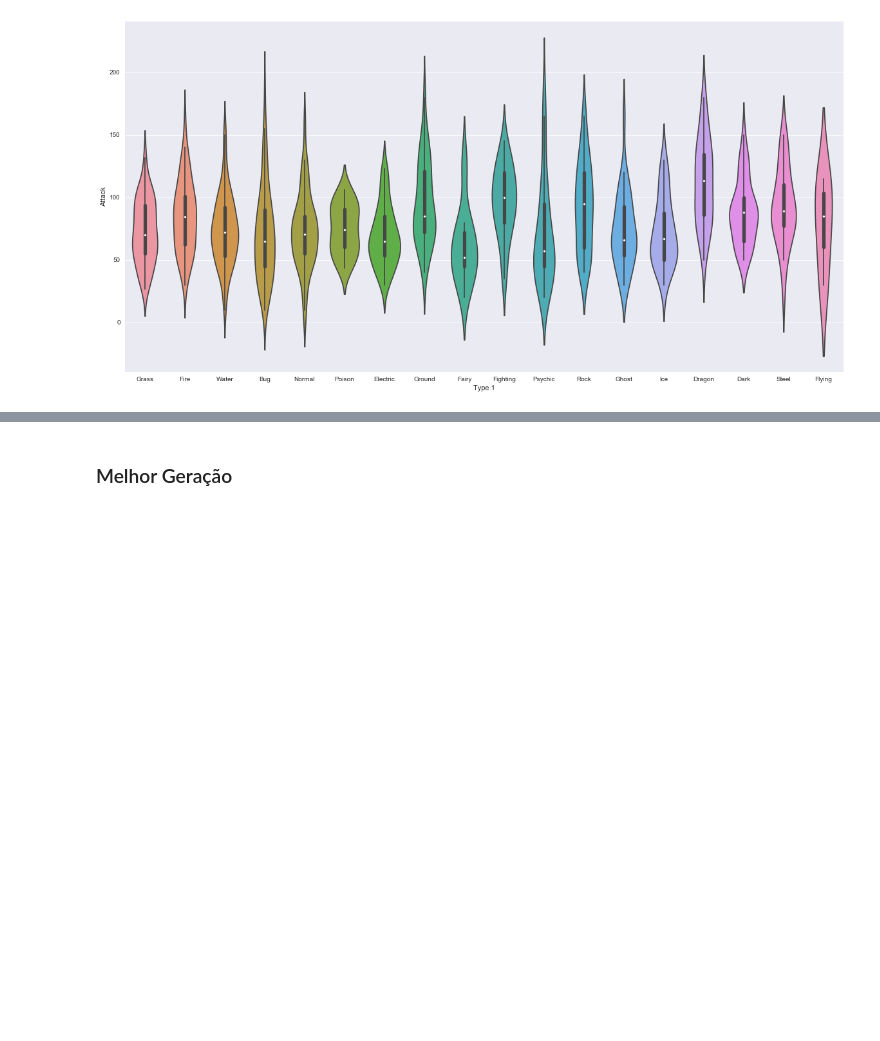
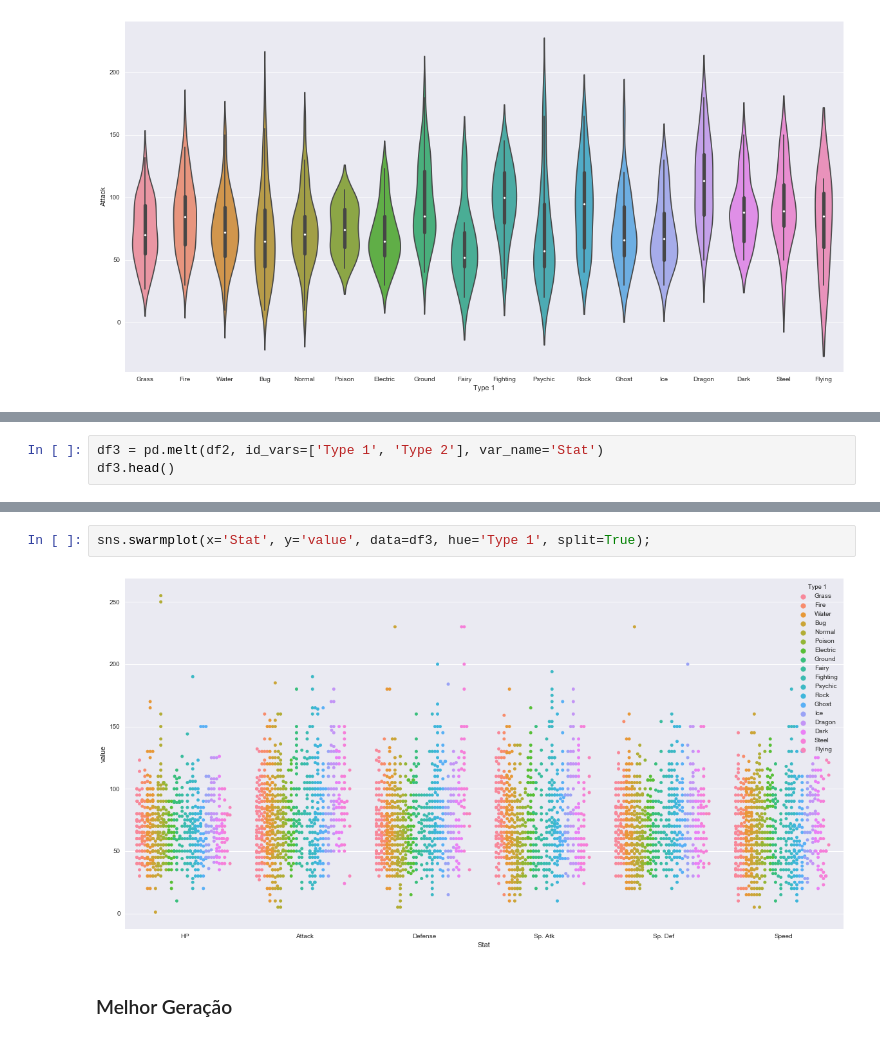
Before and after one commit to tafarelyan/workshop-data-science-pokemon, a Jupyter notebook: Pokemon Analysis.ipynb, the cells around one changed output, grey strips where cells are left out. Saved outputs shown, nothing was run; the diff lists cells and outputs as text; blank space fills up the shorter version.

```diff
--- a/Pokemon Analysis.ipynb
+++ b/Pokemon Analysis.ipynb
@@ -305,0 +325,3 @@ sns.violinplot(x='Type 1', y='Attack', data=df);
+# %%
+df3 = pd.melt(df2, id_vars=['Type 1', 'Type 2'], var_name='Stat')
+df3.head()
@@ -306,3 +335,7 @@ sns.violinplot(x='Type 1', y='Attack', data=df);
+# %%
+sns.swarmplot(x='Stat', y='value', data=df3, hue='Type 1', split=True);
+# %% [output]
+[figure, added]
 # %% [markdown]
 ### Melhor Geração
 # %%
```
Also changed, not shown: parts of 19 cells of this notebook.
